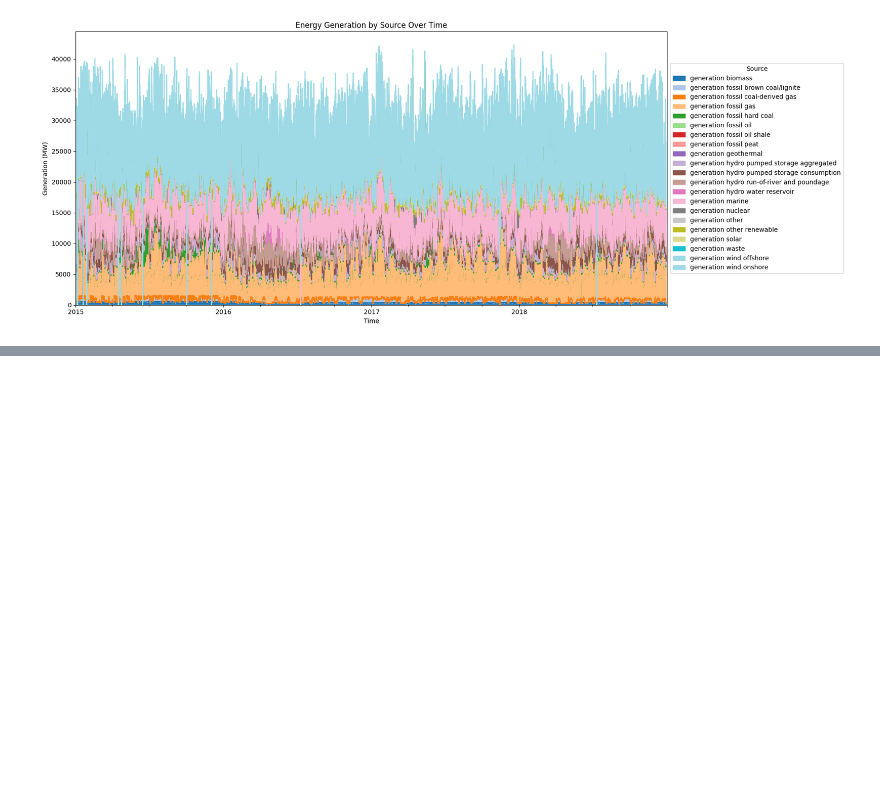
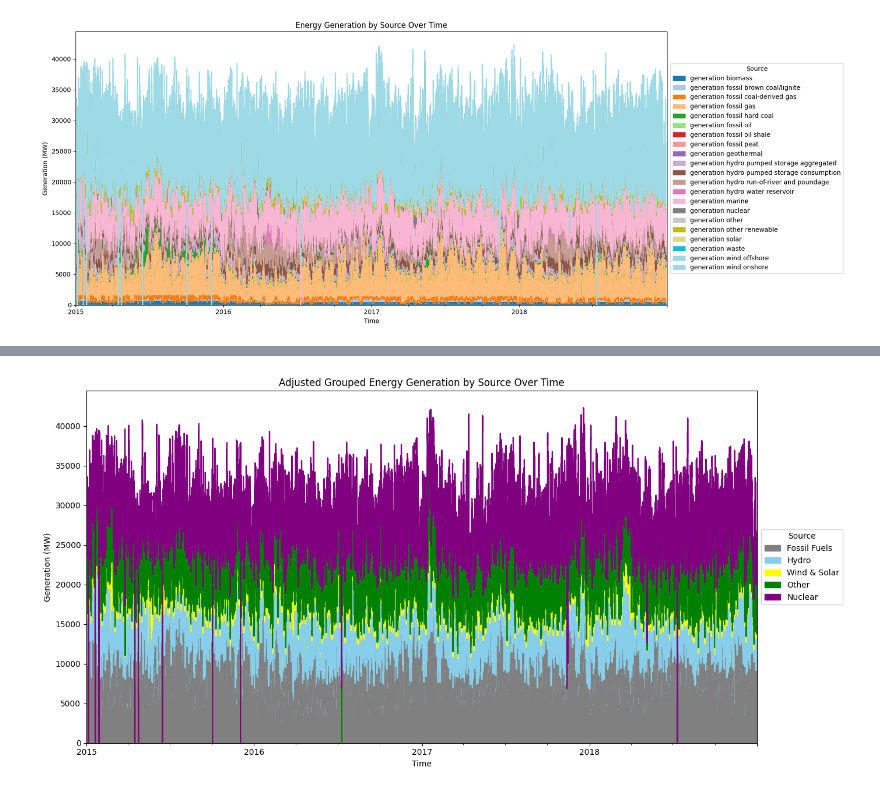
Before and after one commit to zoemcbride/energy-data-lab, a Jupyter notebook: spanish_energy_data_weather_analysis.ipynb, the cells around one changed output, grey strips where cells are left out. Drawn from its saved outputs; the diff is of its cells as text; code cells hidden in the pictures; blank space fills up the shorter version.

Commit message:
EDA continued of energy mix on spanish grid

```diff
--- a/spanish_energy_data_weather_analysis.ipynb
+++ b/spanish_energy_data_weather_analysis.ipynb
@@ -98,0 +97,17 @@ plt.show()
+# %%
+# Looking at the above plot, it may make sense to group more broadly- by fossil fuel, hydro, etc
+print(energy_sources.columns)
+
+# Regrouping data
+energy_sources_grouped = pd.DataFrame({
+    "Fossil Fuels": energy_sources[['generation fossil brown coal/lignite', 'generation fossil coal-derived gas',
+                                    'generation fossil gas', 'generation fossil hard coal', 'generation fossil oil',
+                                    'generation fossil oil shale', 'generation fossil peat']].sum(axis=1),
+    "Hydro": energy_sources[['generation hydro pumped storage aggregated', 'generation hydro pumped storage consumption',
+                             'generation hydro run-of-river and poundage', 'generation hydro water reservoir']].sum(axis=1),
+    "Wind & Solar": energy_sources[['generation wind offshore', 'generation wind onshore', 'generation solar',
+                                    'generation other renewable']].sum(axis=1),
+    "Other": energy_sources[['generation biomass', 'generation geothermal', 'generation marine',
+                             'generation other', 'generation waste']].sum(axis=1),
+    "Nuclear": energy_sources['generation nuclear']
+})
@@ -98,0 +127,22 @@ plt.show()
+# %%
+# Plotting the regrouped data
+# Custom color mapping
+custom_colors = {
+    "Fossil Fuels": "gray",
+    "Hydro": "skyblue",
+    "Wind & Solar": "yellow",
+    "Other": "green",
+    "Nuclear": "purple"
+}
+
+plt.figure(figsize=(14, 7))
+ax = energy_sources_grouped.plot.area(stacked=True, color=[custom_colors[col] for col in energy_sources_grouped.columns], ax=plt.gca())
+ax.legend(title="Source", loc="center left", bbox_to_anchor=(1, 0.5))
+
+plt.title("Adjusted Grouped Energy Generation by Source Over Time")
+plt.ylabel("Generation (MW)")
+plt.xlabel("Time")
+plt.tight_layout()
+plt.show()
+# %% [output]
+[figure, added]
```
Also changed, not shown: parts of 12 cells of this notebook.
